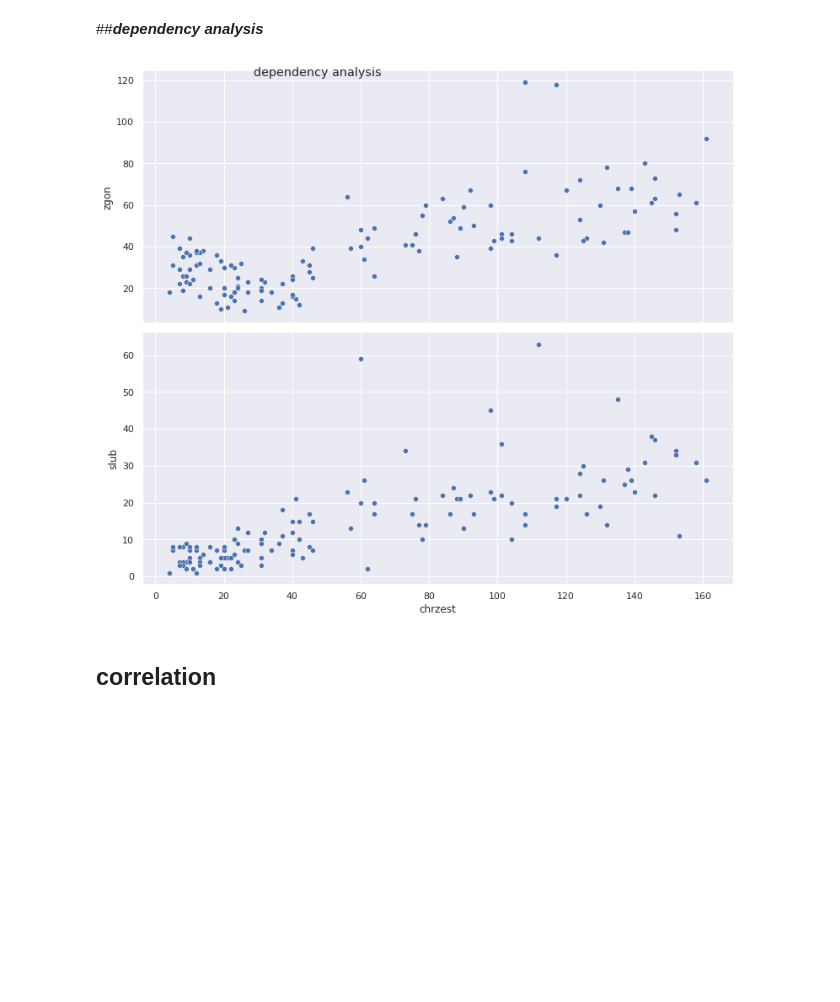
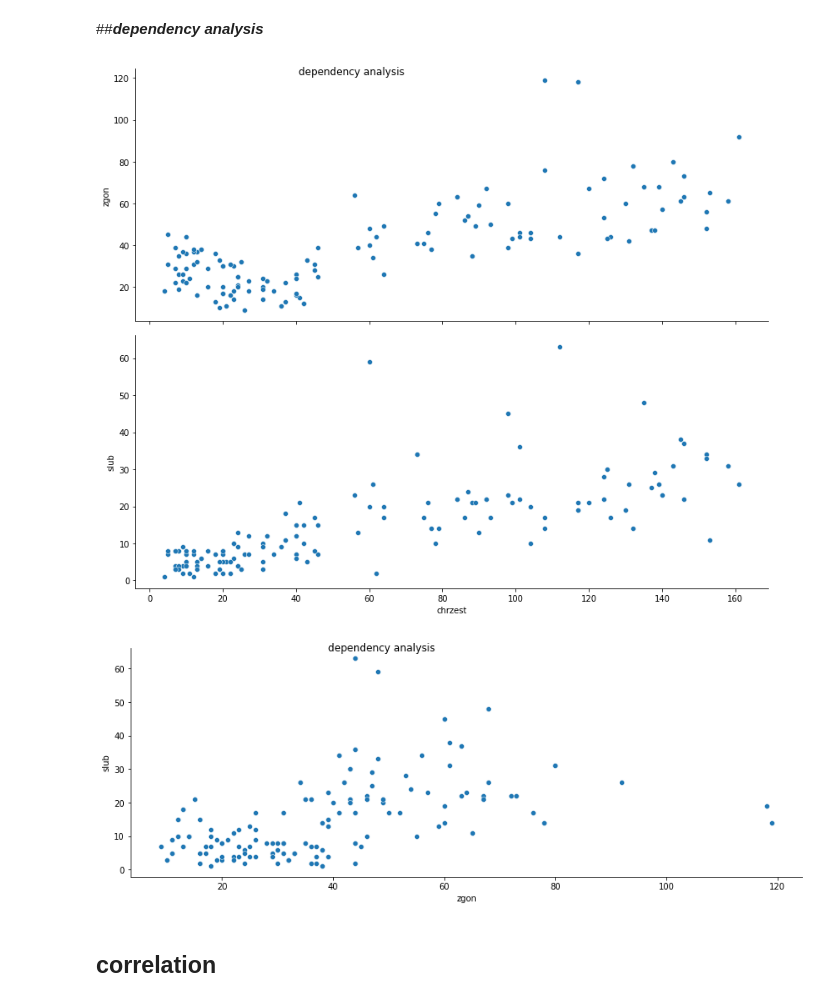
Before and after one commit to zuzannazak/PhD2022Bialowieza, a Jupyter notebook: 💖projekt.ipynb, the cells around one changed output. Drawn from its saved outputs; the diff is of its cells as text; code cells hidden in the pictures; blank space fills up the shorter version.

```diff
--- a/💖projekt.ipynb
+++ b/💖projekt.ipynb
@@ -45,8 +45,6 @@ from sklearn.neural_network import MLPClassifier
 from sklearn.metrics import mean_absolute_percentage_error
 from sklearn.metrics import mean_squared_error
 from sklearn.metrics import r2_score
-
-sns.set_palette("Paired")
 # %% [markdown]
 # ***data download***
 # %%
@@ -145,10 +152,15 @@ Text(0.5, 0, 'Event')
 ##***dependency analysis***
 # %%
 g=sns.pairplot(df, x_vars=["chrzest"], y_vars=["zgon", "slub"])
+g.fig.suptitle("dependency analysis")
 g.fig.set_size_inches(15,10)
+g=sns.pairplot(df, x_vars=["zgon"], y_vars=["slub"])
+g.fig.set_size_inches(15,5)
 g.fig.suptitle("dependency analysis")
+sns.set_palette(sns.color_palette("Paired"))
 # %% [output]
-[figure, old version]
+[figure, new version]
+[figure, added]
 # %% [markdown]
 ## **correlation**
 # %%
```
Also changed, not shown: parts of 49 cells of this notebook.
